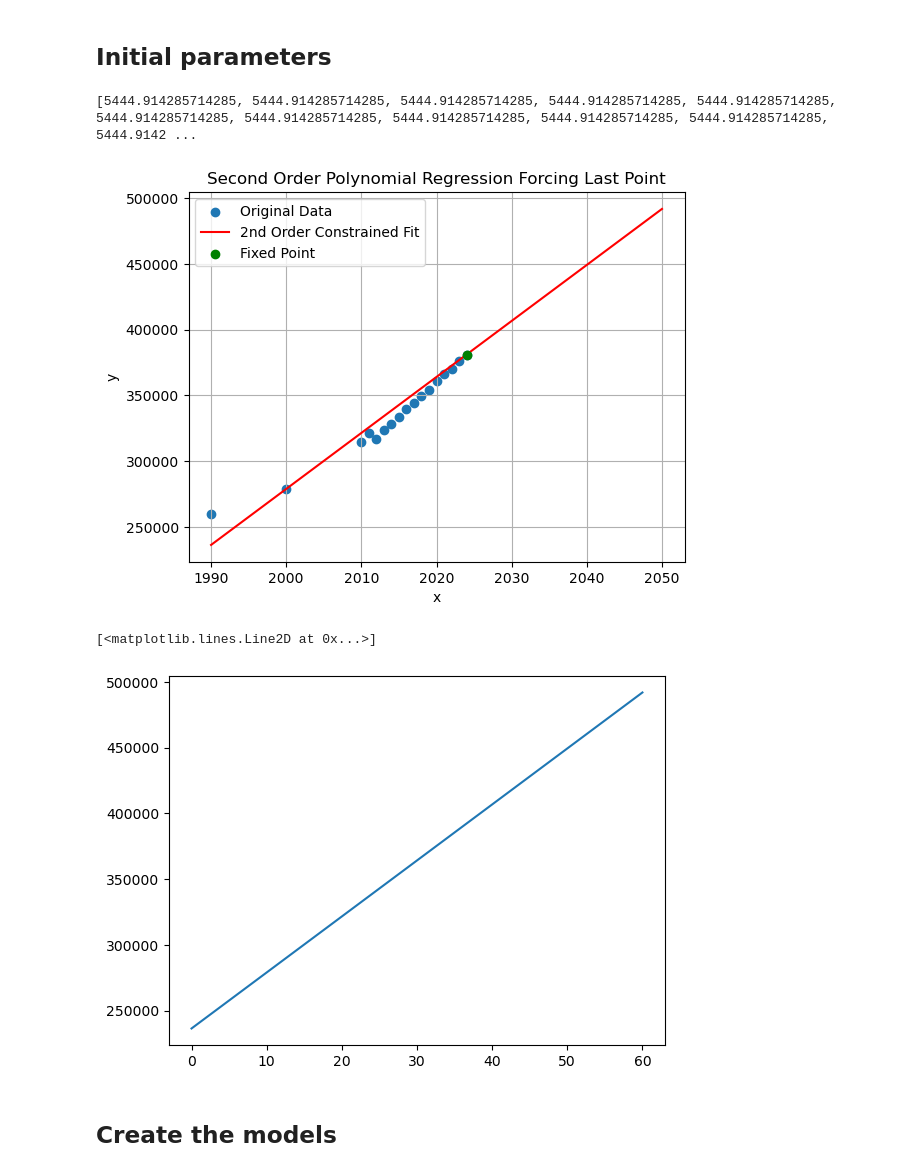
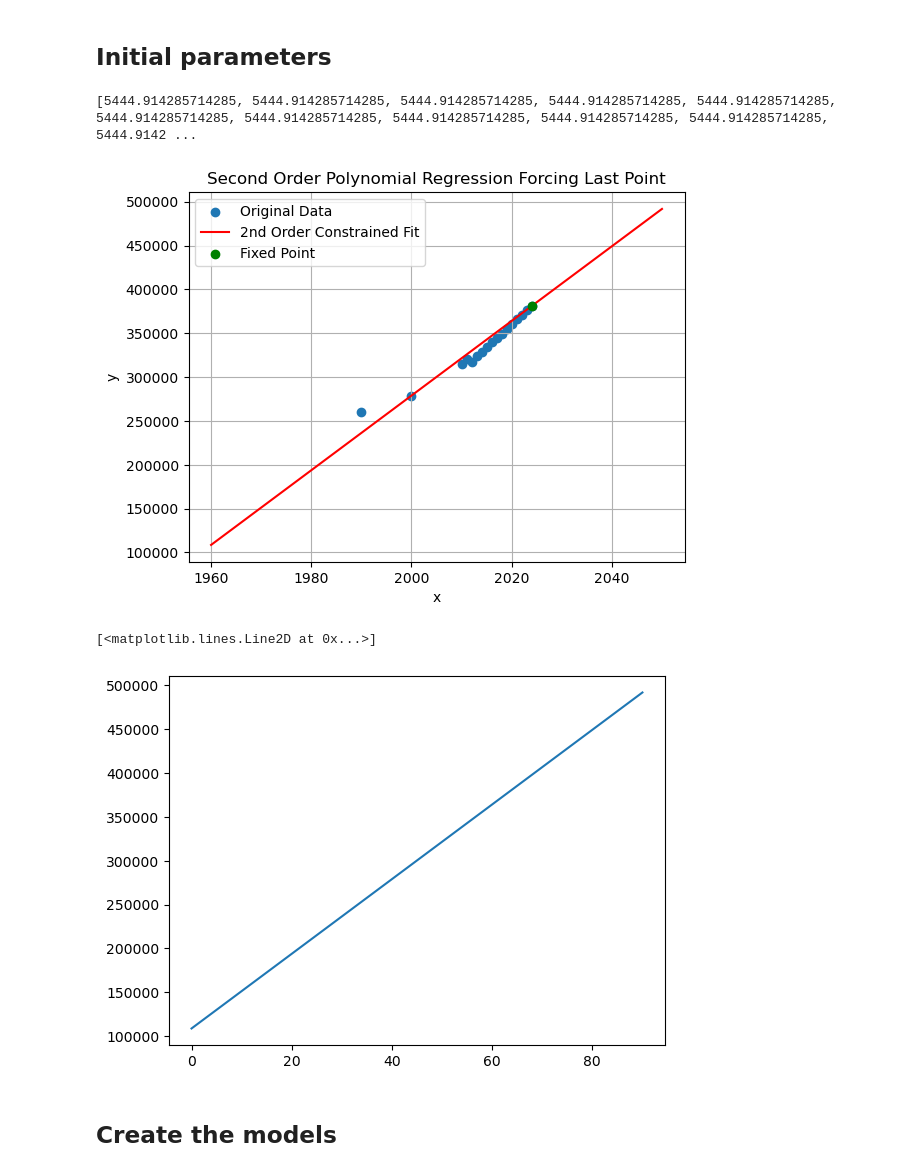
Before and after one commit to Margaux-Ccd/MFA_HeatPumps, a Jupyter notebook: Dynamic_MFA/Dynamic_HP.ipynb, the cells around one changed output. Cells and saved outputs as stored; diff of their text form; code cells hidden in the pictures.

```diff
--- a/Dynamic_MFA/Dynamic_HP.ipynb
+++ b/Dynamic_MFA/Dynamic_HP.ipynb
@@ -79,37 +79,37 @@ Dates_housing=[1990, 2000, 2010, 2011, 2012, 2013, 2014, 2015, 2016, 2017, 2018,
 Housing_data=[260060, 278752, 314596, 321158, 317243, 323577, 328414,333955,339882, 344627, 349758, 354496, 360928, 366389, 370394, 376518, housing_2024]
 
 # --- Usage ---
 # Sample data
 x = np.array(Dates_housing)
 y = np.array(Housing_data)
 
 # Perform the constrained fit
 polynomial_func, a0, a_prime = polyfit_fixed_last_point(x, y, degree=1)
 
 # Generate points for plotting the curve
-x_new = np.arange(1990, 2051)
+x_new = np.arange(1960, 2051)
 y_fit = polynomial_func(x_new)
 
 # Plotting
 plt.scatter(x, y, label='Original Data')
 plt.plot(x_new, y_fit, color='red', label='2nd Order Constrained Fit')
 plt.scatter(x[-1], y[-1], color='green', zorder=5, label='Fixed Point') # Highlight fixed point
 plt.xlabel('x')
 plt.ylabel('y')
 plt.title('Second Order Polynomial Regression Forcing Last Point')
 plt.legend()
 plt.grid(True)
 plt.show()
 
 
 
 Housing=y_fit.tolist()
 plt.plot(Housing)
 # %% [output]
 [5444.914285714285, 5444.914285714285, 5444.914285714285, 5444.914285714285, 5444.914285714285, 5444.914285714285, 5444.914285714285, 5444.914285714285, 5444.914285714285, 5444.914285714285, 5444.9142 ...
-[figure, old version]
+[figure, new version]
 [<matplotlib.lines.Line2D at 0x...>]
-[figure, old version]
+[figure, new version]
 # %% [markdown]
 ## Create the models
 # %%
```
Also changed, not shown: parts of 7 cells of this notebook.
